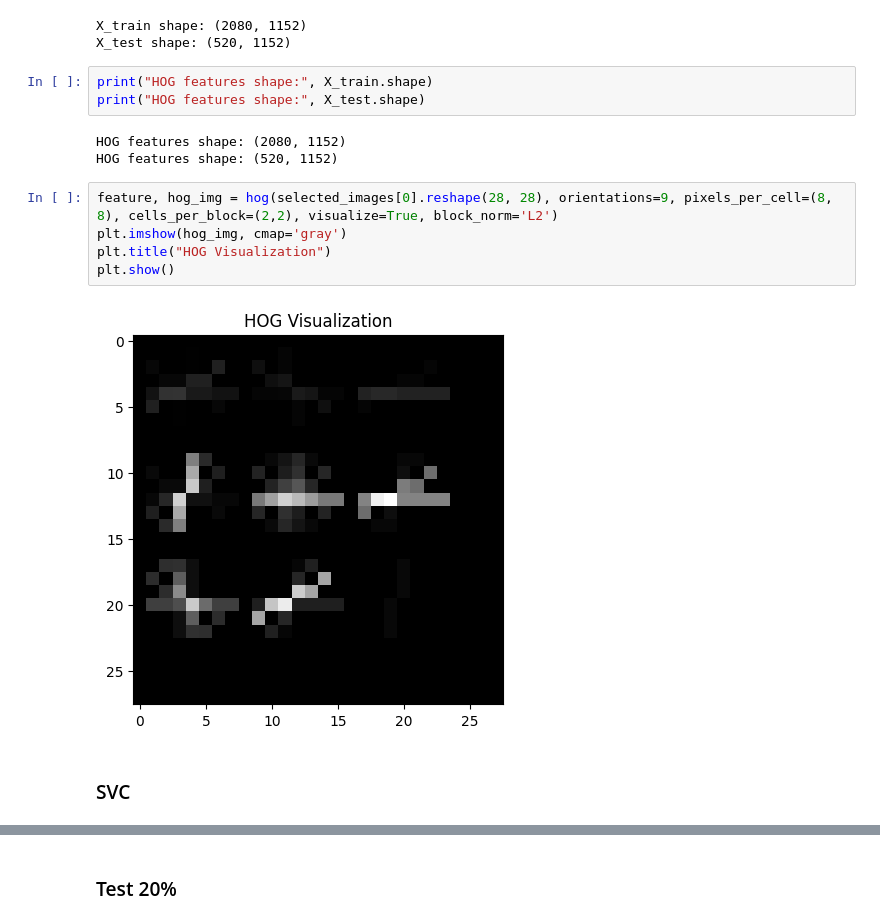
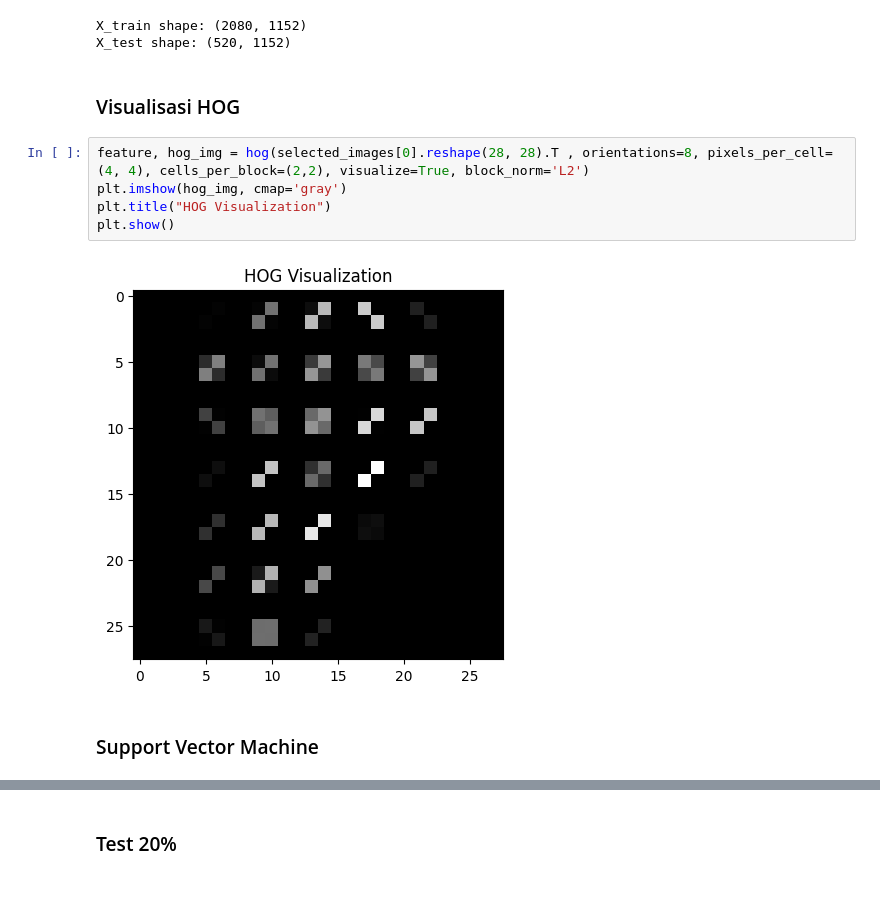
Before and after one commit to RIBFLI/Clasification-Emnist-Letters-With-HOG-and-SVM, a Jupyter notebook: Classifiication .ipynb, the cells around one changed output, grey strips where cells are left out. Saved outputs shown, nothing was run; the diff lists cells and outputs as text; blank space fills up the shorter version.

```diff
--- a/Classifiication .ipynb
+++ b/Classifiication .ipynb
@@ -124,21 +124,17 @@ print("X_test shape:", X_test.shape)
 # %% [output]
 X_train shape: (2080, 1152)
 X_test shape: (520, 1152)
-# %%
-print("HOG features shape:", X_train.shape)
-print("HOG features shape:", X_test.shape)
-# %% [output]
-HOG features shape: (2080, 1152)
-HOG features shape: (520, 1152)
+# %% [markdown]
+### Visualisasi HOG
 # %%
-feature, hog_img = hog(selected_images[0].reshape(28, 28), orientations=9, pixels_per_cell=(8, 8), cells_per_block=(2,2), visualize=True, block_norm='L2')
+feature, hog_img = hog(selected_images[0].reshape(28, 28).T , orientations=8, pixels_per_cell=(4, 4), cells_per_block=(2,2), visualize=True, block_norm='L2')
 plt.imshow(hog_img, cmap='gray')
 plt.title("HOG Visualization")
 plt.show()
 # %% [output]
-[figure, old version]
+[figure, new version]
-# %% [markdown]
-### SVC
+# %% [markdown]
+### Support Vector Machine
 # %%
 param_grid = {
     "C": [0.1, 1, 10],
```
Also changed, not shown: parts of 3 cells of this notebook, 1 other file.
